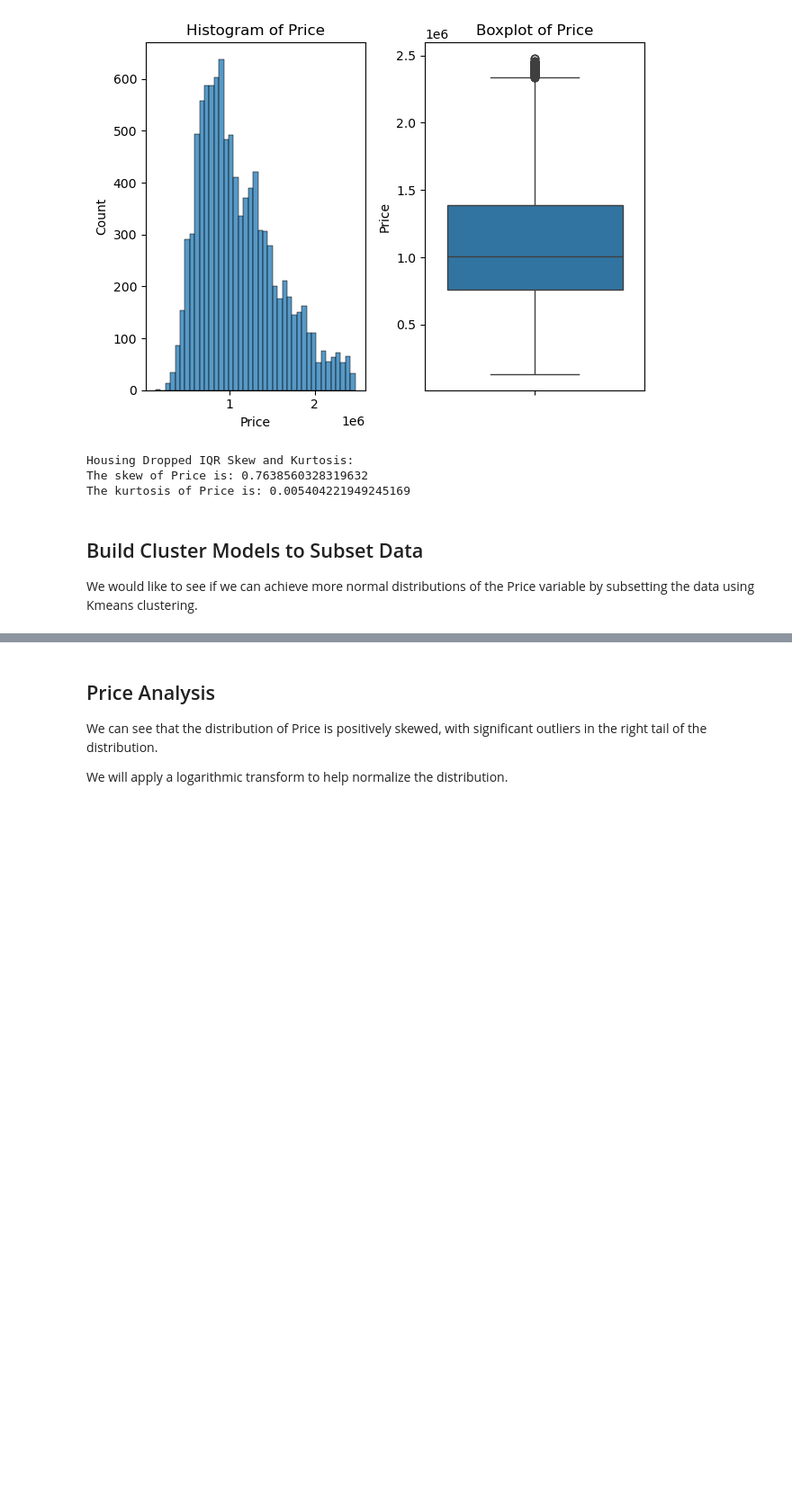
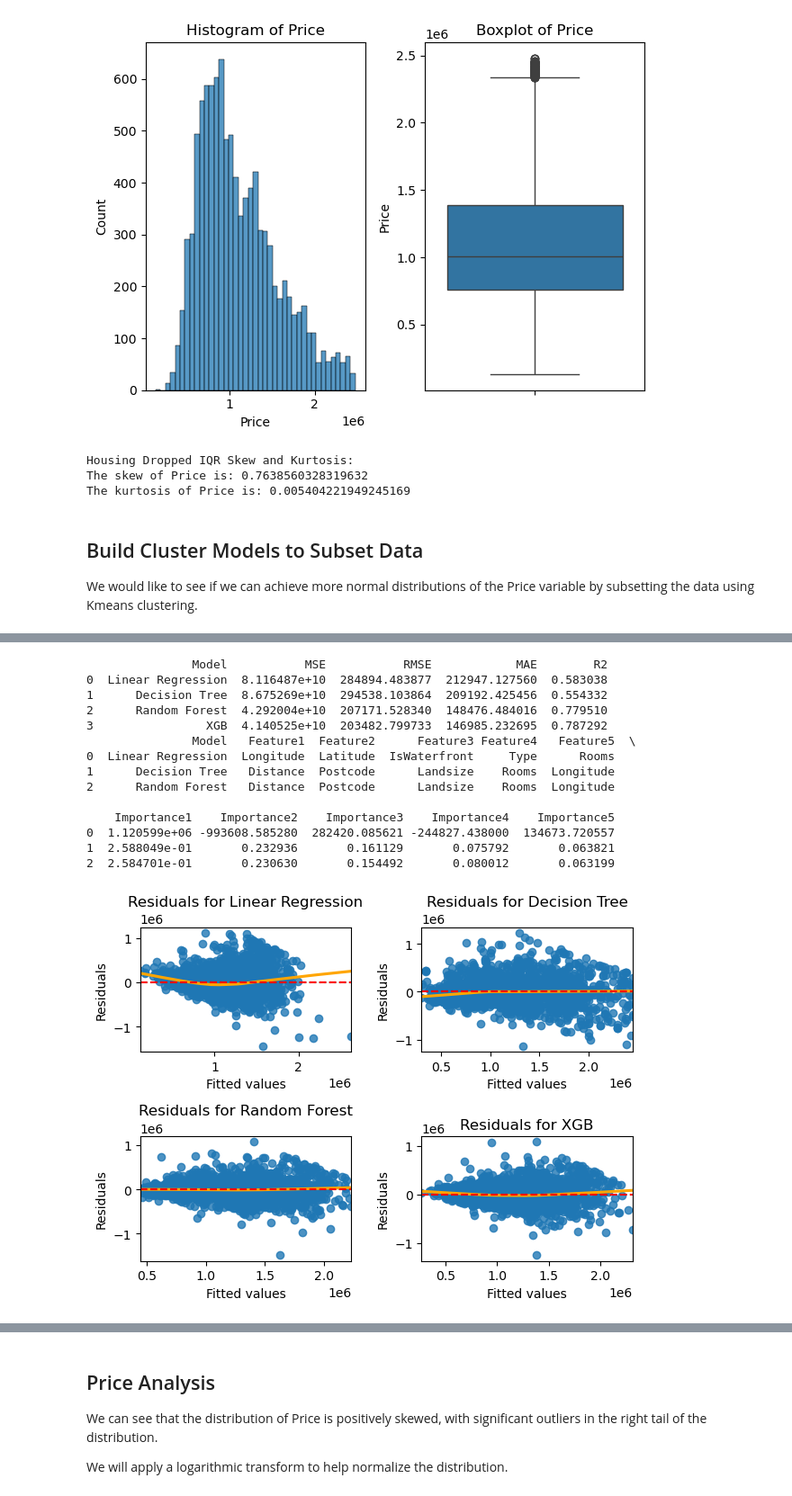
Before and after one commit to JamesLMulvihill/MelbourneHousePrices, a Jupyter notebook: DSC630_TermProject_Rework.ipynb, the cells around one changed output, grey strips where cells are left out. Shown at 90% size. Cells and saved outputs as stored; diff of their text form; code cells hidden in the pictures; blank space fills up the shorter version.

```diff
--- a/DSC630_TermProject_Rework.ipynb
+++ b/DSC630_TermProject_Rework.ipynb
@@ -538,0 +697,24 @@ Clustered Data Shape: (9694, 19)
+# %%
+# Run models on clustered_data
+output = run_models(clustered_data)
+clustered_scores = get_metrics(output)
+print(clustered_scores)
+clustered_features = get_feature_importance(output)
+print(clustered_features)
+plot_residuals(output)
+# %% [output]
+               Model           MSE           RMSE            MAE        R2
+0  Linear Regression  8.116487e+10  284894.483877  212947.127560  0.583038
+1      Decision Tree  8.675269e+10  294538.103864  209192.425456  0.554332
+2      Random Forest  4.292004e+10  207171.528340  148476.484016  0.779510
+3                XGB  4.140525e+10  203482.799733  146985.232695  0.787292
+               Model   Feature1  Feature2      Feature3 Feature4   Feature5  \
+0  Linear Regression  Longitude  Latitude  IsWaterfront     Type      Rooms
+1      Decision Tree   Distance  Postcode      Landsize    Rooms  Longitude
+2      Random Forest   Distance  Postcode      Landsize    Rooms  Longitude
+
+    Importance1    Importance2    Importance3    Importance4    Importance5
+0  1.120599e+06 -993608.585280  282420.085621 -244827.438000  134673.720557
+1  2.588049e-01       0.232936       0.161129       0.075792       0.063821
+2  2.584701e-01       0.230630       0.154492       0.080012       0.063199
+[figure, added]
```
Also changed, not shown: parts of 22 cells of this notebook.
